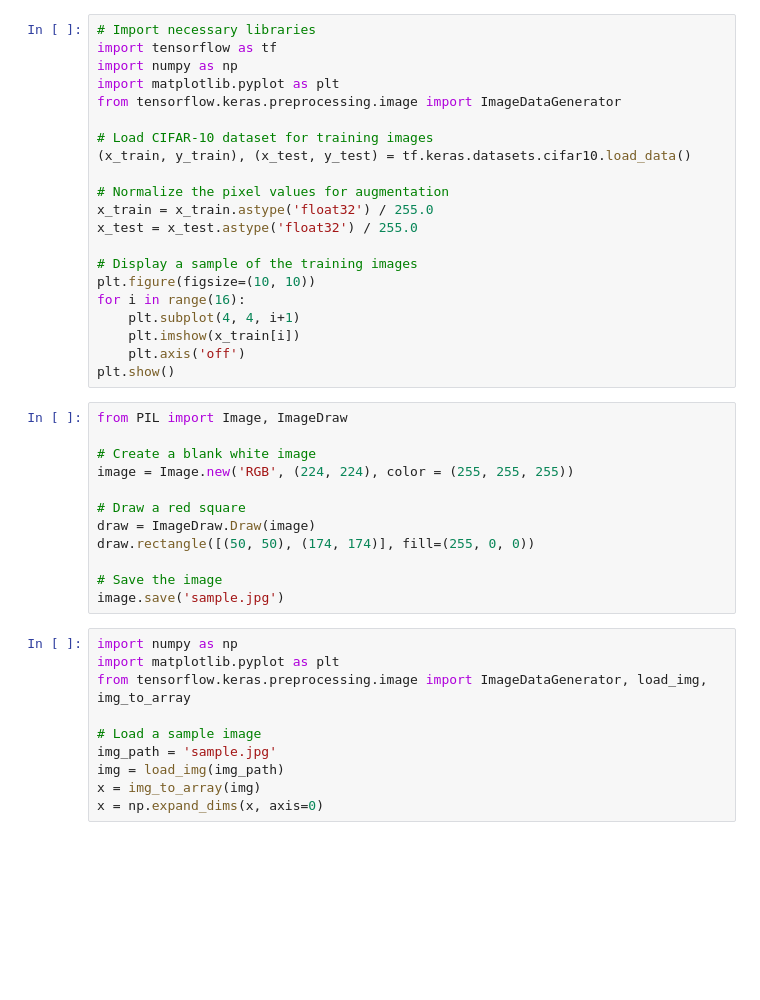
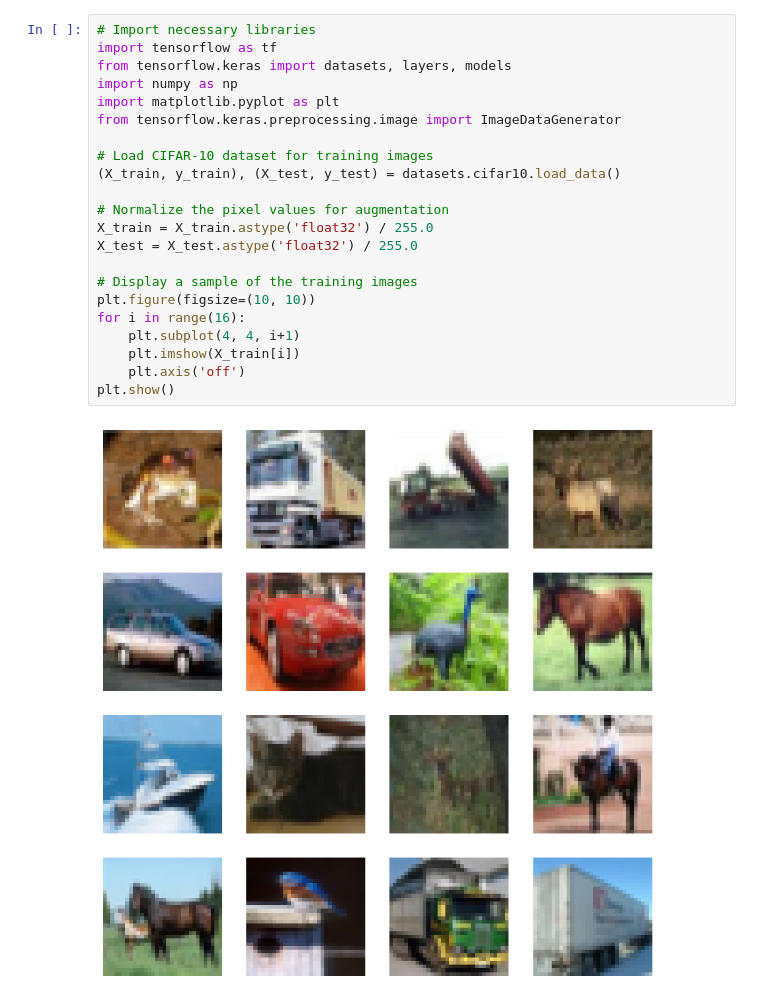
Before and after one commit to NilsRMishra/tensorflow-practice, a Jupyter notebook: 6. Data Augmentation and Classification using Tensorflow - Training on CIFAR10.ipynb, the cells around one changed output. Cells and saved outputs as stored; diff of their text form; blank space fills up the shorter version.

Commit message:
Image Augmentation and Image Classification Using Keras and Tensorflow on the CIFAR-10 Dataset v2

```diff
--- a/6. Data Augmentation and Classification using Tensorflow - Training on CIFAR10.ipynb
+++ b/6. Data Augmentation and Classification using Tensorflow - Training on CIFAR10.ipynb
@@ -1,43 +1,24 @@
 # %%
 # Import necessary libraries
 import tensorflow as tf
+from tensorflow.keras import datasets, layers, models
 import numpy as np
 import matplotlib.pyplot as plt
 from tensorflow.keras.preprocessing.image import ImageDataGenerator
 
 # Load CIFAR-10 dataset for training images
-(x_train, y_train), (x_test, y_test) = tf.keras.datasets.cifar10.load_data()
+(X_train, y_train), (X_test, y_test) = datasets.cifar10.load_data()
 
 # Normalize the pixel values for augmentation
-x_train = x_train.astype('float32') / 255.0
-x_test = x_test.astype('float32') / 255.0
+X_train = X_train.astype('float32') / 255.0
+X_test = X_test.astype('float32') / 255.0
 
 # Display a sample of the training images
 plt.figure(figsize=(10, 10))
 for i in range(16):
     plt.subplot(4, 4, i+1)
-    plt.imshow(x_train[i])
+    plt.imshow(X_train[i])
     plt.axis('off')
 plt.show()
+# %% [output]
+[figure, added]
-# %%
-from PIL import Image, ImageDraw
-
-# Create a blank white image
-image = Image.new('RGB', (224, 224), color = (255, 255, 255))
-
-# Draw a red square
-draw = ImageDraw.Draw(image)
-draw.rectangle([(50, 50), (174, 174)], fill=(255, 0, 0))
-
-# Save the image
-image.save('sample.jpg')
-# %%
-import numpy as np
-import matplotlib.pyplot as plt
-from tensorflow.keras.preprocessing.image import ImageDataGenerator, load_img, img_to_array
-
-# Load a sample image
-img_path = 'sample.jpg'
-img = load_img(img_path)
-x = img_to_array(img)
-x = np.expand_dims(x, axis=0)
```
Also changed, not shown: parts of 10 cells of this notebook.
